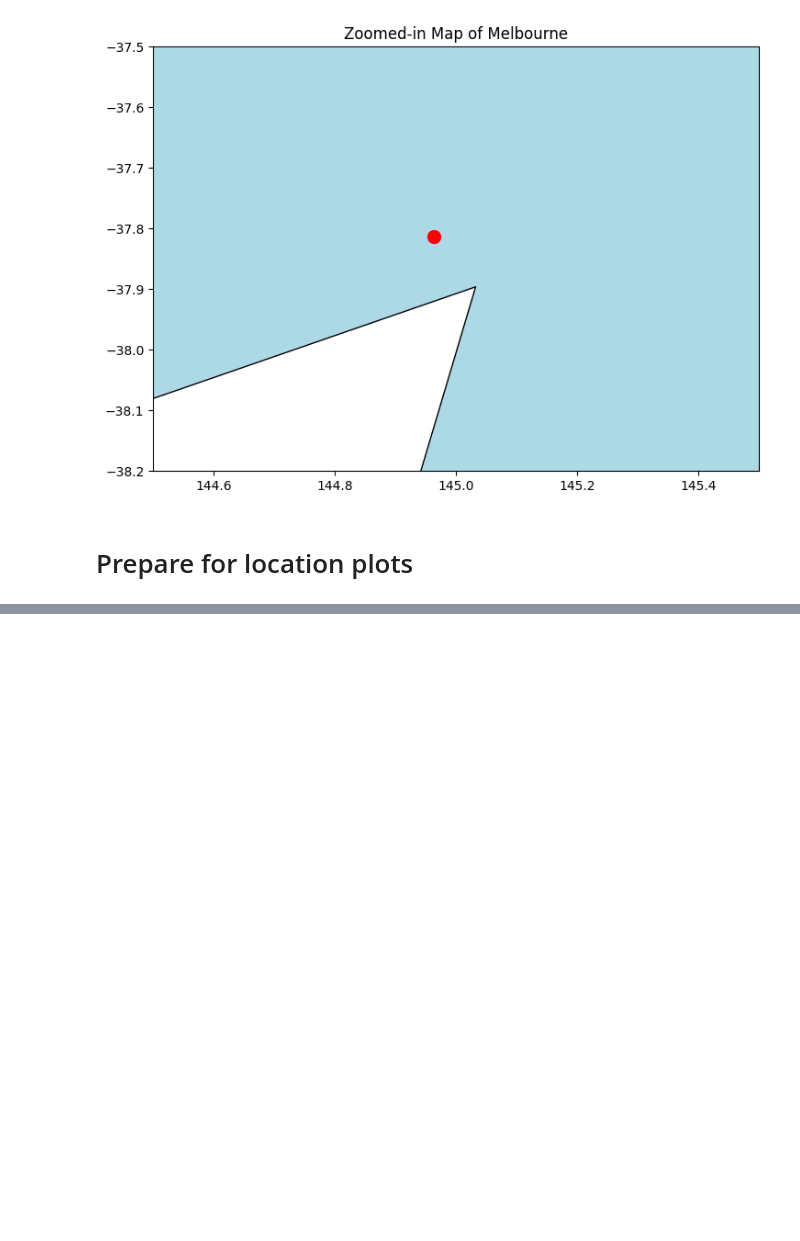
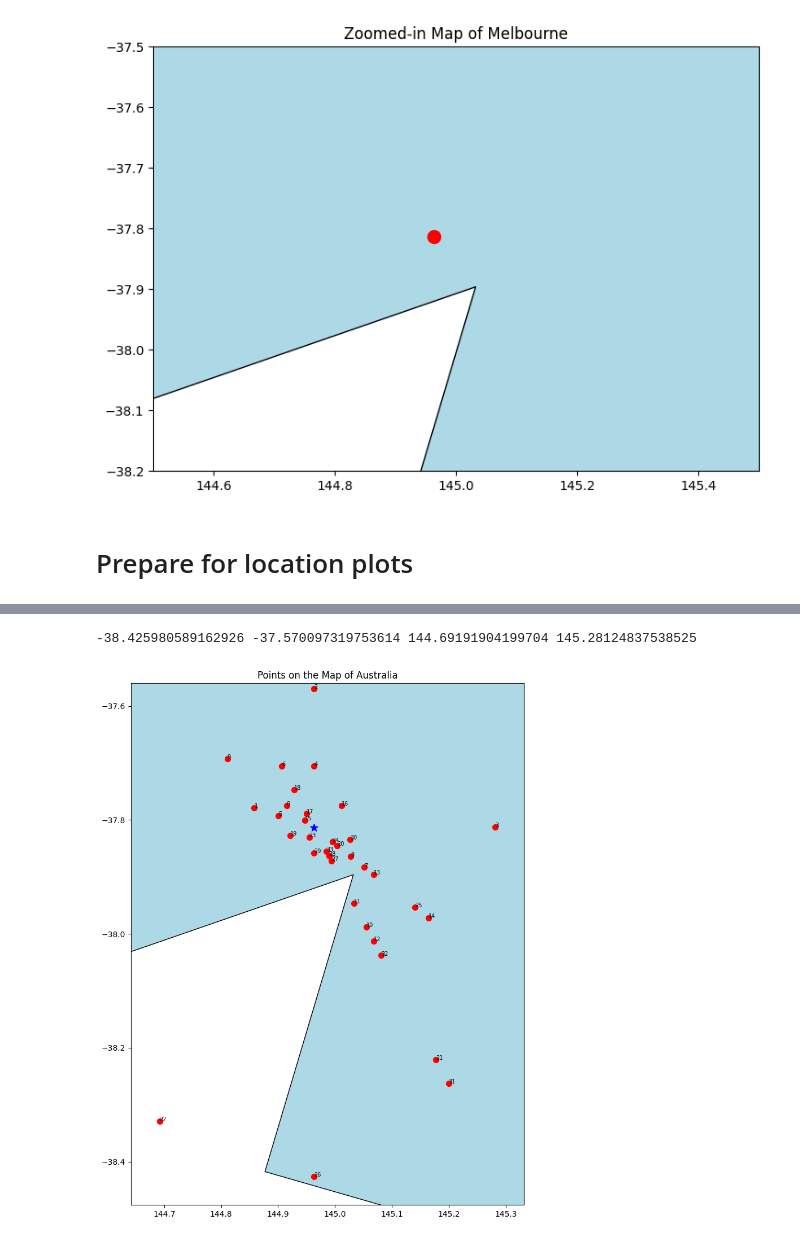
Before and after one commit to Subhasis-Biswas/ML4CPS_Project2, a Jupyter notebook: loader.ipynb, the cells around one changed output, grey strips where cells are left out. Saved outputs shown, nothing was run; the diff lists cells and outputs as text; code cells hidden in the pictures; blank space fills up the shorter version.

Commit message:
Suburb Locations Parsed

```diff
--- a/loader.ipynb
+++ b/loader.ipynb
@@ -319,0 +380,4 @@ new_lat, new_lon
+# %%
+# get the new locations for all the datasets
+suburb_coords = [get_new_location(dist, direc) for dist, direc in distances_directions]
+suburb_coords
@@ -319,0 +402,43 @@ new_lat, new_lon
+# %%
+# estimate the rectangular boundary for the plot
+latitudes, longitudes = zip(*suburb_coords)
+min_lat, max_lat = min(latitudes), max(latitudes)
+min_lon, max_lon = min(longitudes), max(longitudes)
+
+print(min_lat, max_lat, min_lon, max_lon)
+# %% [output]
+-38.425980589162926 -37.570097319753614 144.69191904199704 145.28124837538525
+# %%
+def suburb_plot(lat_lon_pairs, map_path="earth_data/ne_110m_admin_0_countries.shp"):
+	# Create a GeoDataFrame with the latitude and longitude pairs
+	data = {'latitude': [pair[0] for pair in lat_lon_pairs],
+			'longitude': [pair[1] for pair in lat_lon_pairs]}
+	geometry = [Point(xy) for xy in zip(data['longitude'], data['latitude'])]
+	gdf = gpd.GeoDataFrame(data, geometry=geometry)
+
+	# Load the world map from the downloaded shapefile
+	world = gpd.read_file(map_path)
+
+	# Filter for Australia only
+	australia = world[world['NAME'] == 'Australia']
+
+	# Plotting the map of Australia and the points
+	fig, ax = plt.subplots(figsize=(12, 12))
+	australia.plot(ax=ax, color='lightblue', edgecolor='black')
+	gdf.plot(ax=ax, color='red', markersize=50)
+	ax.set_xlim([min_lon-0.05, max_lon+0.05])
+	ax.set_ylim([min_lat-0.05, max_lat+0.01])
+	# plot melbourne with a different color
+	melbourne = gpd.GeoDataFrame({'city': ['Melbourne'], 'latitude': [-37.81336105022706], 'longitude': [144.9632650646953]}, geometry=[Point(144.9632650646953, -37.81336105022706)])
+	# marker shape for melbourne is a star
+	melbourne.plot(ax=ax, color='blue', markersize=100, marker='*')
+	# put numbers on the markers for the suburbs
+	for i, txt in enumerate(data['latitude']):
+		ax.annotate(i, (data['longitude'][i], data['latitude'][i]), color='black',fontsize=7)
+	plt.title('Points on the Map of Australia')
+	plt.show()
+# %%
+# Plot the suburbs on the map of Australia
+suburb_plot(suburb_coords)
+# %% [output]
+[figure, added]
```
Also changed, not shown: parts of 13 cells of this notebook.
